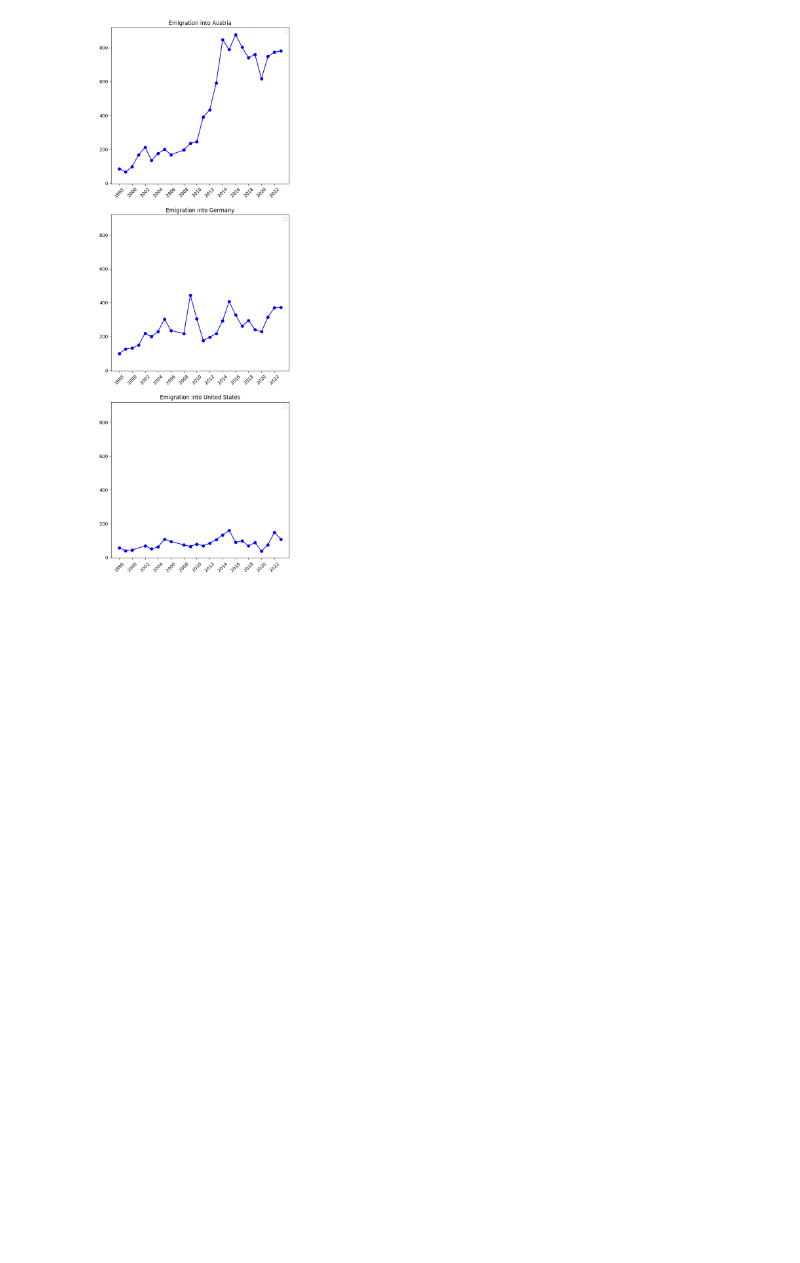
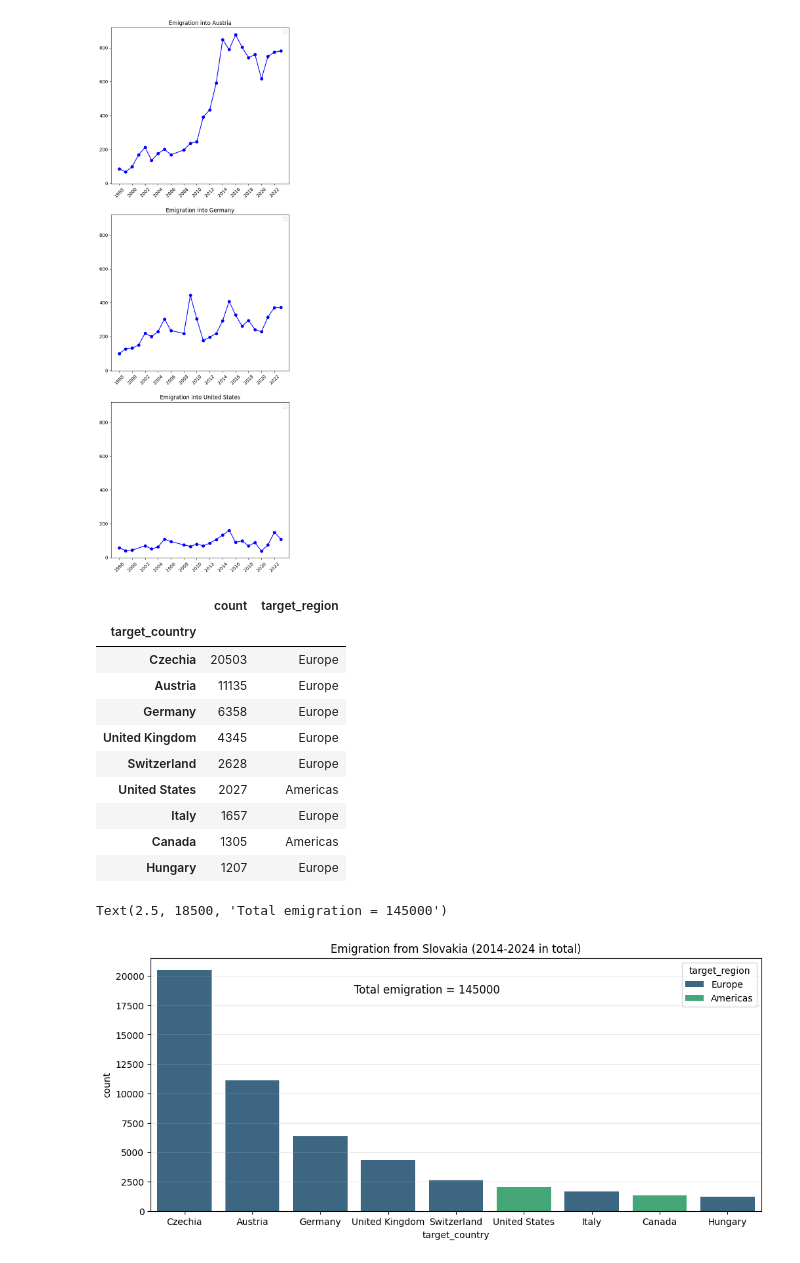
Before and after one commit to jatofi-official/migration-eu-analysis, a Jupyter notebook: Notebooks/Slovenska_Emigracia_Ado.ipynb, the cells around one changed output. Cells and saved outputs as stored; diff of their text form; code cells hidden in the pictures; blank space fills up the shorter version.

```diff
--- a/Notebooks/Slovenska_Emigracia_Ado.ipynb
+++ b/Notebooks/Slovenska_Emigracia_Ado.ipynb
@@ -257,3 +257,36 @@ Emigration into Austria through years 1998 - 2023: 11135
 Emigration into Germany through years 1998 - 2023: 6358
 Emigration into United States through years 1998 - 2023: 2027
 [figure]
+# %%
+                                                                                # magic help: agg
+general = emigr.query("sex == 'Total' and age == 'TOTAL'").groupby('target_country').agg({
+    'count': 'sum',
+    'target_region': 'first'  # or 'max' / 'min' if all values are the same
+})
+general.sort_values(by = 'count', inplace = True, ascending=False)
+total = general['count'].sum()
+# general.head()
+just_countries = general.iloc[2:12].drop(index = 'Non-EU28 countries (2013-2020) nor reporting country')
+just_countries.at['United Kingdom', 'target_region'] = 'Europe'
+display(just_countries)
+figure, axis = plt.subplots(figsize = (12,5))
+axis = sns.barplot(data = just_countries, x = just_countries.index, y = 'count', hue = 'target_region', palette = 'viridis')
+axis.grid(axis = 'y', alpha = 0.3)
+axis.set_title('Emigration from Slovakia (2014-2024 in total)')
+axis.text(2.5,18500, s = f'Total emigration = {round(total,-3)}', fontsize = 12)
+# positions = [0,1,1.95,2.95,4.05,5.1,6.05,7,8]
+# plt.xticks(positions, just_countries.index)
+# %% [output]
+|  | count | target_region |
+| target_country |  |  |
+| Czechia | 20503 | Europe |
+| Austria | 11135 | Europe |
+| Germany | 6358 | Europe |
+| United Kingdom | 4345 | Europe |
+| Switzerland | 2628 | Europe |
+| United States | 2027 | Americas |
+| Italy | 1657 | Europe |
+| Canada | 1305 | Americas |
+| Hungary | 1207 | Europe |
+Text(2.5, 18500, 'Total emigration = 145000')
+[figure, added]
```
Also changed, not shown: 2 other files.
